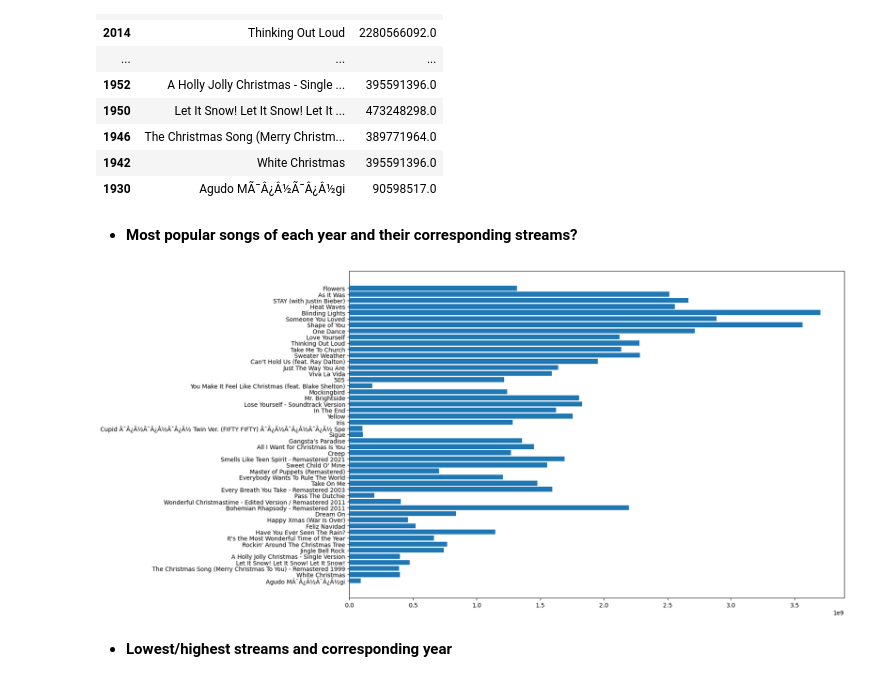
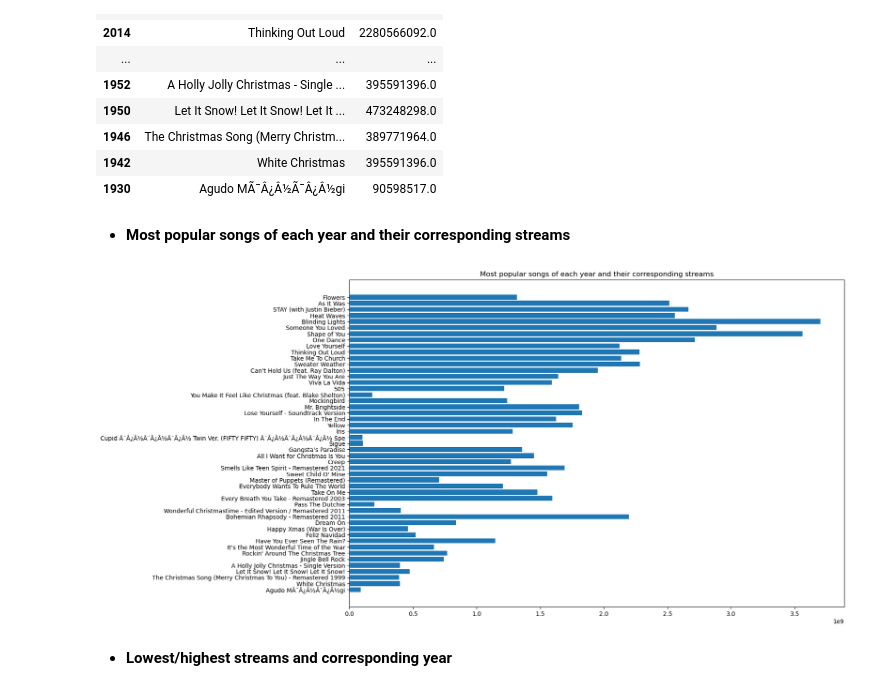
Before and after one commit to khanhnhan1512/Final-Project-DS-Programming, a Jupyter notebook: 03-Question_1.ipynb, the cells around one changed output. Saved outputs shown, nothing was run; the diff lists cells and outputs as text; code cells hidden in the pictures.

```diff
--- a/03-Question_1.ipynb
+++ b/03-Question_1.ipynb
@@ -116,13 +120,14 @@ best_songs_df.T[['track_name', 'streams']].sort_index(ascending=False)
 | 1942 | White Christmas | 395591396.0 |
 | 1930 | Agudo MÃ¯Â¿Â½Ã¯Â¿Â½gi | 90598517.0 |
 # %% [markdown]
-- **Most popular songs of each year and their corresponding streams?**
+- **Most popular songs of each year and their corresponding streams**
 # %%
 best_songs_name, best_songs_streams = best_songs_df.T['track_name'], best_songs_df.T['streams']
 plt.figure(figsize=(15, 10))
+plt.title('Most popular songs of each year and their corresponding streams')
 plt.barh(best_songs_name, best_songs_streams);
 # %% [output]
-[figure, old version]
+[figure, new version]
 # %% [markdown]
 - **Lowest/highest streams and corresponding year**
 # %%
```
Also changed, not shown: parts of 6 cells of this notebook.
